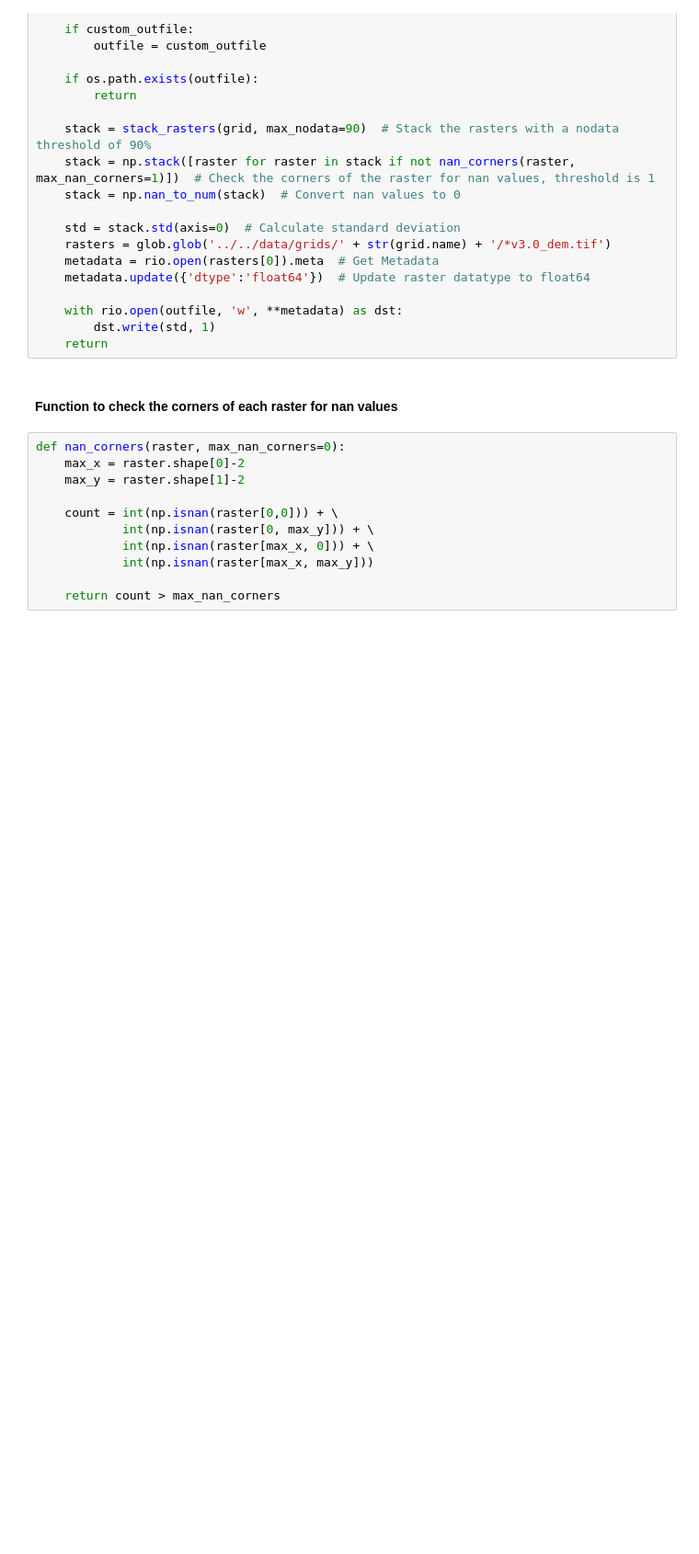
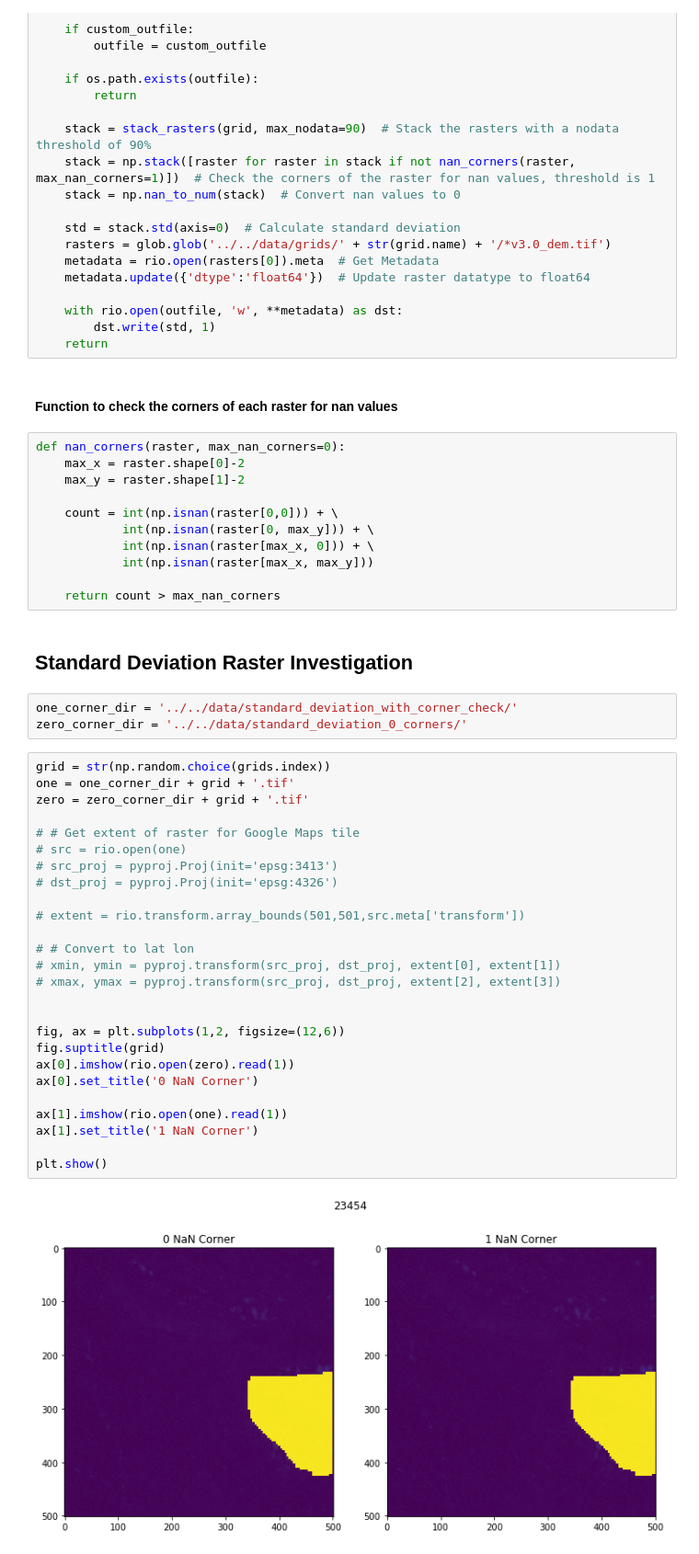
Before and after one commit to lauzadis/ArcticDEM, a Jupyter notebook: jupyter_notebooks/grids/Standard Deviation Grids.ipynb, the cells around one changed output. Shown at 92% size. Saved outputs shown, nothing was run; the diff lists cells and outputs as text; blank space fills up the shorter version.

Commit message:
Added plots

```diff
--- a/jupyter_notebooks/grids/Standard Deviation Grids.ipynb
+++ b/jupyter_notebooks/grids/Standard Deviation Grids.ipynb
@@ -108,3 +112,36 @@ def nan_corners(raster, max_nan_corners=0):
             int(np.isnan(raster[max_x, max_y]))
 
     return count > max_nan_corners
+# %% [markdown]
+## Standard Deviation Raster Investigation
+# %%
+one_corner_dir = '../../data/standard_deviation_with_corner_check/'
+zero_corner_dir = '../../data/standard_deviation_0_corners/'
+# %%
+grid = str(np.random.choice(grids.index))
+one = one_corner_dir + grid + '.tif'
+zero = zero_corner_dir + grid + '.tif'
+
+# # Get extent of raster for Google Maps tile
+# src = rio.open(one)
+# src_proj = pyproj.Proj(init='epsg:3413')
+# dst_proj = pyproj.Proj(init='epsg:4326')
+
+# extent = rio.transform.array_bounds(501,501,src.meta['transform'])
+
+# # Convert to lat lon
+# xmin, ymin = pyproj.transform(src_proj, dst_proj, extent[0], extent[1])
+# xmax, ymax = pyproj.transform(src_proj, dst_proj, extent[2], extent[3])
+
+
+fig, ax = plt.subplots(1,2, figsize=(12,6))
+fig.suptitle(grid)
+ax[0].imshow(rio.open(zero).read(1))
+ax[0].set_title('0 NaN Corner')
+
+ax[1].imshow(rio.open(one).read(1))
+ax[1].set_title('1 NaN Corner')
+
+plt.show()
+# %% [output]
+[figure, added]
```
Also changed, not shown: parts of 1 cell of this notebook, 1 other file.
